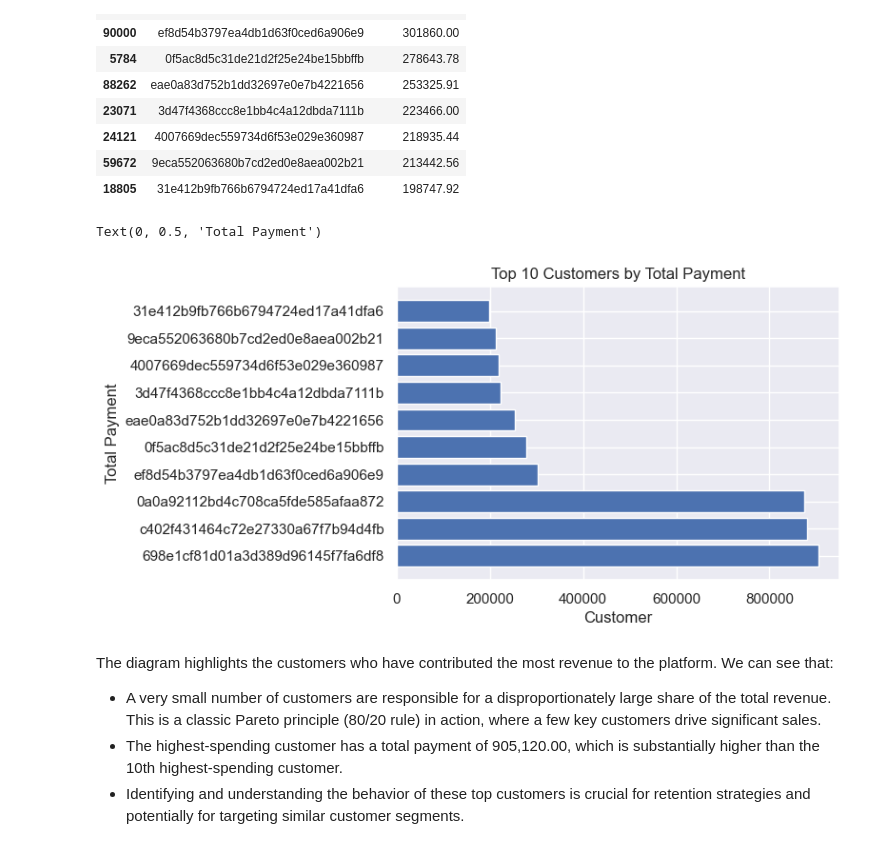
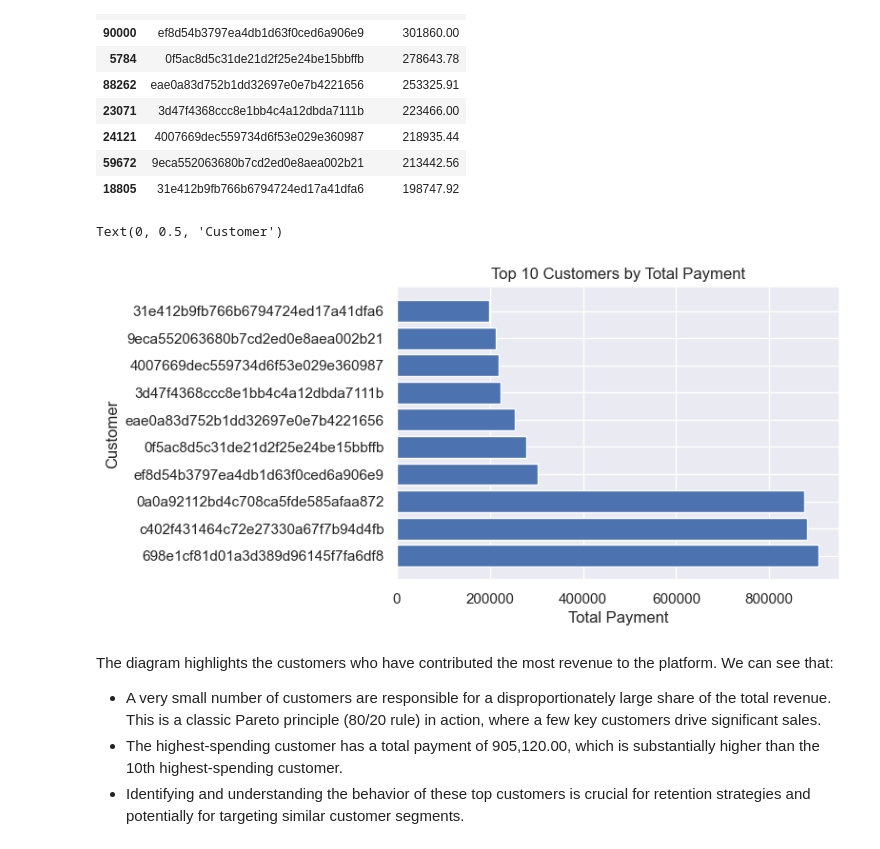
Before and after one commit to rismaamaliyah/eda-customer-behavior-analysis, a Jupyter notebook: notebooks/EDA_Customer_Behavior.ipynb, the cells around one changed output. Cells and saved outputs as stored; diff of their text form; code cells hidden in the pictures.

```diff
--- a/notebooks/EDA_Customer_Behavior.ipynb
+++ b/notebooks/EDA_Customer_Behavior.ipynb
@@ -261,12 +261,12 @@ top_customers
 # %%
 plt.figure(figsize=(6, 4))
 plt.barh(top_customers['customer_unique_id'], top_customers['total_payment'])
 plt.title('Top 10 Customers by Total Payment')
-plt.xlabel('Customer')
-plt.ylabel('Total Payment')
+plt.xlabel('Total Payment')
+plt.ylabel('Customer')
 # %% [output]
-Text(0, 0.5, 'Total Payment')
+Text(0, 0.5, 'Customer')
-[figure, old version]
+[figure, new version]
 # %% [markdown]
 The diagram highlights the customers who have contributed the most revenue to the platform. We can see that:
 
```
